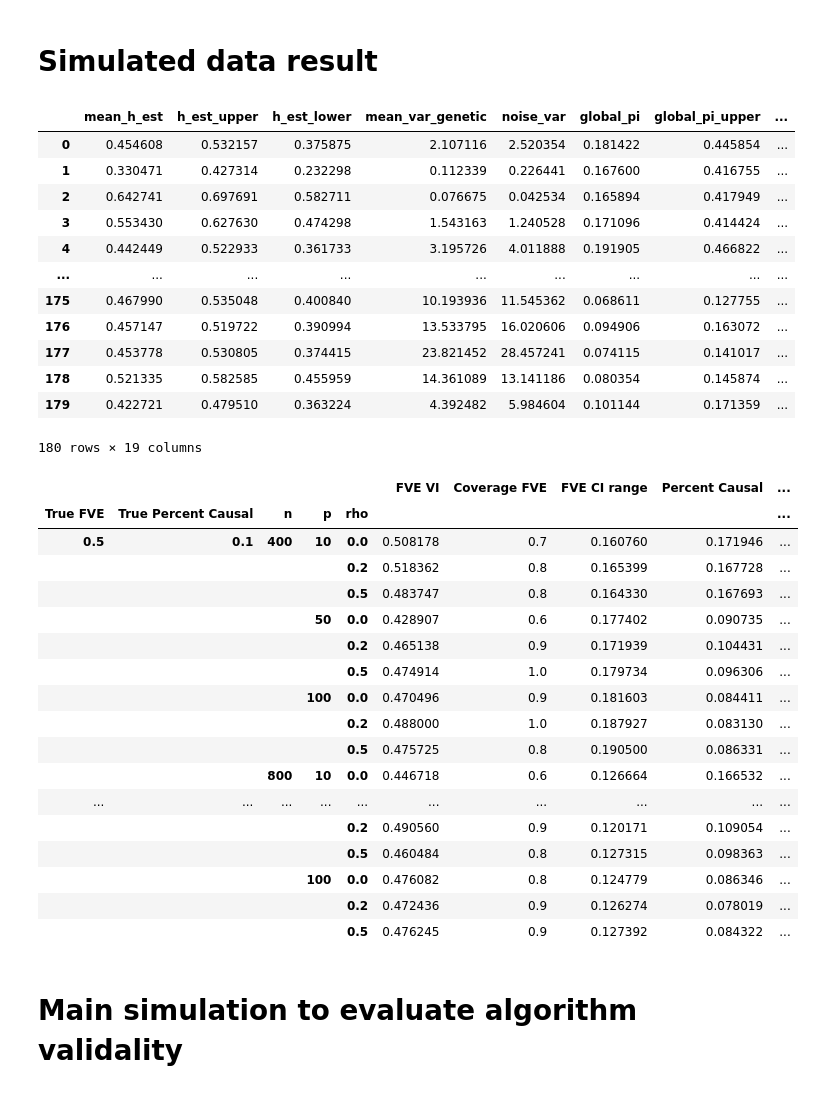
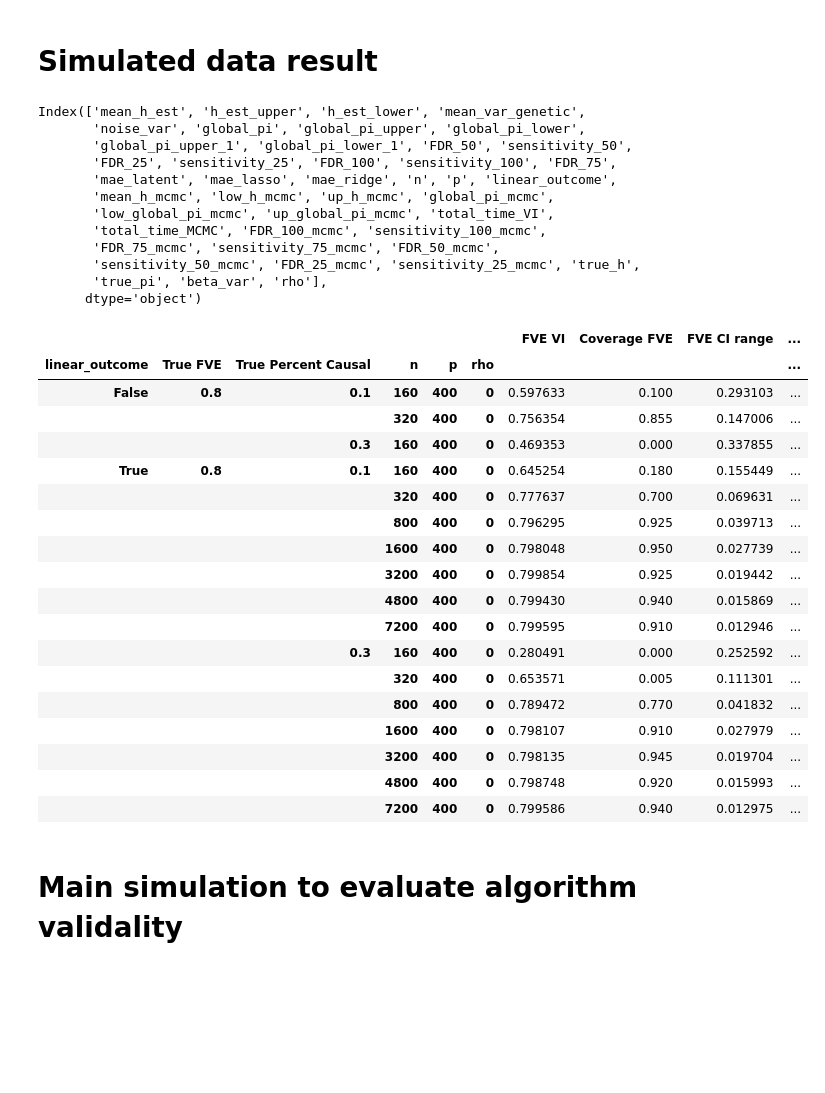
Before and after one commit to junting-ren/ZIV, a Jupyter notebook: paper_code/clean_sim.ipynb, the cells around one changed output. Drawn from its saved outputs; the diff is of its cells as text; code cells hidden in the pictures; blank space fills up the shorter version.

```diff
--- a/paper_code/clean_sim.ipynb
+++ b/paper_code/clean_sim.ipynb
@@ -4,65 +4,72 @@ import numpy as np
 # %% [markdown]
 # Simulated data result
 # %%
-sim_result = pd.read_csv('result.csv')
-sim_result
+sim_result = pd.read_csv('result_sim_X_v2.csv')
+sim_result.columns
 # %% [output]
-|  | mean_h_est | h_est_upper | h_est_lower | mean_var_genetic | noise_var | global_pi | global_pi_upper | ... |
-| 0 | 0.454608 | 0.532157 | 0.375875 | 2.107116 | 2.520354 | 0.181422 | 0.445854 | ... |
-| 1 | 0.330471 | 0.427314 | 0.232298 | 0.112339 | 0.226441 | 0.167600 | 0.416755 | ... |
-| 2 | 0.642741 | 0.697691 | 0.582711 | 0.076675 | 0.042534 | 0.165894 | 0.417949 | ... |
-| 3 | 0.553430 | 0.627630 | 0.474298 | 1.543163 | 1.240528 | 0.171096 | 0.414424 | ... |
-| 4 | 0.442449 | 0.522933 | 0.361733 | 3.195726 | 4.011888 | 0.191905 | 0.466822 | ... |
-| ... | ... | ... | ... | ... | ... | ... | ... | ... |
-| 175 | 0.467990 | 0.535048 | 0.400840 | 10.193936 | 11.545362 | 0.068611 | 0.127755 | ... |
-| 176 | 0.457147 | 0.519722 | 0.390994 | 13.533795 | 16.020606 | 0.094906 | 0.163072 | ... |
-| 177 | 0.453778 | 0.530805 | 0.374415 | 23.821452 | 28.457241 | 0.074115 | 0.141017 | ... |
-| 178 | 0.521335 | 0.582585 | 0.455959 | 14.361089 | 13.141186 | 0.080354 | 0.145874 | ... |
-| 179 | 0.422721 | 0.479510 | 0.363224 | 4.392482 | 5.984604 | 0.101144 | 0.171359 | ... |
-180 rows × 19 columns
+Index(['mean_h_est', 'h_est_upper', 'h_est_lower', 'mean_var_genetic',
+       'noise_var', 'global_pi', 'global_pi_upper', 'global_pi_lower',
+       'global_pi_upper_1', 'global_pi_lower_1', 'FDR_50', 'sensitivity_50',
+       'FDR_25', 'sensitivity_25', 'FDR_100', 'sensitivity_100', 'FDR_75',
+       'mae_latent', 'mae_lasso', 'mae_ridge', 'n', 'p', 'linear_outcome',
+       'mean_h_mcmc', 'low_h_mcmc', 'up_h_mcmc', 'global_pi_mcmc',
+       'low_global_pi_mcmc', 'up_global_pi_mcmc', 'total_time_VI',
+       'total_time_MCMC', 'FDR_100_mcmc', 'sensitivity_100_mcmc',
+       'FDR_75_mcmc', 'sensitivity_75_mcmc', 'FDR_50_mcmc',
+       'sensitivity_50_mcmc', 'FDR_25_mcmc', 'sensitivity_25_mcmc', 'true_h',
+       'true_pi', 'beta_var', 'rho'],
+      dtype='object')
 # %%
+sim_result = pd.read_csv('result_sim_X_v2.csv')
 sim_result['h_cover'] = np.where(np.logical_and(sim_result.h_est_upper >sim_result.true_h,
                                                 sim_result.h_est_lower <sim_result.true_h), 1, 0)
 sim_result['pi_cover'] = np.where(np.logical_and(sim_result.global_pi_upper >sim_result.true_pi,
                                                 sim_result.global_pi_lower <sim_result.true_pi), 1, 0)
+sim_result['h_cover_mcmc'] = np.where(np.logical_and(sim_result.up_h_mcmc >sim_result.true_h,
+                                                sim_result.low_h_mcmc <sim_result.true_h), 1, 0)
+sim_result['pi_cover_mcmc'] = np.where(np.logical_and(sim_result.up_global_pi_mcmc >sim_result.true_pi,
+                                                sim_result.low_global_pi_mcmc <sim_result.true_pi), 1, 0)
 sim_result['FVE CI range'] = sim_result['h_est_upper'] - sim_result['h_est_lower']
 sim_result['Percent Causal CI range'] = sim_result['global_pi_upper'] - sim_result['global_pi_lower']
 sim_result.rename(columns = {'true_h':'True FVE',
                              'true_pi':'True Percent Causal',
                              'mean_h_est':'FVE VI',
                              'global_pi':'Percent Causal',
                              'h_cover':'Coverage FVE',
                              'pi_cover':'Coverage Percent Causal',
                              'mae_latent':'MAE VI',
                              'mae_lasso':'MAE LASSO',
                              'mae_ridge':'MAE Ridge',
                              },
                   inplace = True)
 t = sim_result.\
-    groupby(['True FVE', 'True Percent Causal','n','p','rho']).\
+    groupby(['linear_outcome','True FVE', 'True Percent Causal','n','p','rho']).\
     mean()[[ 'FVE VI','Coverage FVE','FVE CI range',
             'Percent Causal', 'Coverage Percent Causal', 'Percent Causal CI range',
-            'MAE VI', 'MAE LASSO', 'MAE Ridge']]
+            "mean_h_mcmc", "global_pi_mcmc", "h_cover_mcmc", "pi_cover_mcmc","FDR_100_mcmc",
+            "FDR_100"
+            ]]
 t
 # %% [output]
-|  |  |  |  |  | FVE VI | Coverage FVE | FVE CI range | Percent Causal | ... |
-| True FVE | True Percent Causal | n | p | rho |  |  |  |  | ... |
-| 0.5 | 0.1 | 400 | 10 | 0.0 | 0.508178 | 0.7 | 0.160760 | 0.171946 | ... |
-|  |  |  |  | 0.2 | 0.518362 | 0.8 | 0.165399 | 0.167728 | ... |
-|  |  |  |  | 0.5 | 0.483747 | 0.8 | 0.164330 | 0.167693 | ... |
-|  |  |  | 50 | 0.0 | 0.428907 | 0.6 | 0.177402 | 0.090735 | ... |
-|  |  |  |  | 0.2 | 0.465138 | 0.9 | 0.171939 | 0.104431 | ... |
-|  |  |  |  | 0.5 | 0.474914 | 1.0 | 0.179734 | 0.096306 | ... |
-|  |  |  | 100 | 0.0 | 0.470496 | 0.9 | 0.181603 | 0.084411 | ... |
-|  |  |  |  | 0.2 | 0.488000 | 1.0 | 0.187927 | 0.083130 | ... |
-|  |  |  |  | 0.5 | 0.475725 | 0.8 | 0.190500 | 0.086331 | ... |
-|  |  | 800 | 10 | 0.0 | 0.446718 | 0.6 | 0.126664 | 0.166532 | ... |
-| ... | ... | ... | ... | ... | ... | ... | ... | ... | ... |
-|  |  |  |  | 0.2 | 0.490560 | 0.9 | 0.120171 | 0.109054 | ... |
-|  |  |  |  | 0.5 | 0.460484 | 0.8 | 0.127315 | 0.098363 | ... |
-|  |  |  | 100 | 0.0 | 0.476082 | 0.8 | 0.124779 | 0.086346 | ... |
-|  |  |  |  | 0.2 | 0.472436 | 0.9 | 0.126274 | 0.078019 | ... |
-|  |  |  |  | 0.5 | 0.476245 | 0.9 | 0.127392 | 0.084322 | ... |
+|  |  |  |  |  |  | FVE VI | Coverage FVE | FVE CI range | ... |
+| linear_outcome | True FVE | True Percent Causal | n | p | rho |  |  |  | ... |
+| False | 0.8 | 0.1 | 160 | 400 | 0 | 0.597633 | 0.100 | 0.293103 | ... |
+|  |  |  | 320 | 400 | 0 | 0.756354 | 0.855 | 0.147006 | ... |
+|  |  | 0.3 | 160 | 400 | 0 | 0.469353 | 0.000 | 0.337855 | ... |
+| True | 0.8 | 0.1 | 160 | 400 | 0 | 0.645254 | 0.180 | 0.155449 | ... |
+|  |  |  | 320 | 400 | 0 | 0.777637 | 0.700 | 0.069631 | ... |
+|  |  |  | 800 | 400 | 0 | 0.796295 | 0.925 | 0.039713 | ... |
+|  |  |  | 1600 | 400 | 0 | 0.798048 | 0.950 | 0.027739 | ... |
+|  |  |  | 3200 | 400 | 0 | 0.799854 | 0.925 | 0.019442 | ... |
+|  |  |  | 4800 | 400 | 0 | 0.799430 | 0.940 | 0.015869 | ... |
+|  |  |  | 7200 | 400 | 0 | 0.799595 | 0.910 | 0.012946 | ... |
+|  |  | 0.3 | 160 | 400 | 0 | 0.280491 | 0.000 | 0.252592 | ... |
+|  |  |  | 320 | 400 | 0 | 0.653571 | 0.005 | 0.111301 | ... |
+|  |  |  | 800 | 400 | 0 | 0.789472 | 0.770 | 0.041832 | ... |
+|  |  |  | 1600 | 400 | 0 | 0.798107 | 0.910 | 0.027979 | ... |
+|  |  |  | 3200 | 400 | 0 | 0.798135 | 0.945 | 0.019704 | ... |
+|  |  |  | 4800 | 400 | 0 | 0.798748 | 0.920 | 0.015993 | ... |
+|  |  |  | 7200 | 400 | 0 | 0.799586 | 0.940 | 0.012975 | ... |
 # %% [markdown]
 # Main simulation to evaluate algorithm validality
 # %%
```
Also changed, not shown: parts of 1 cell of this notebook.
